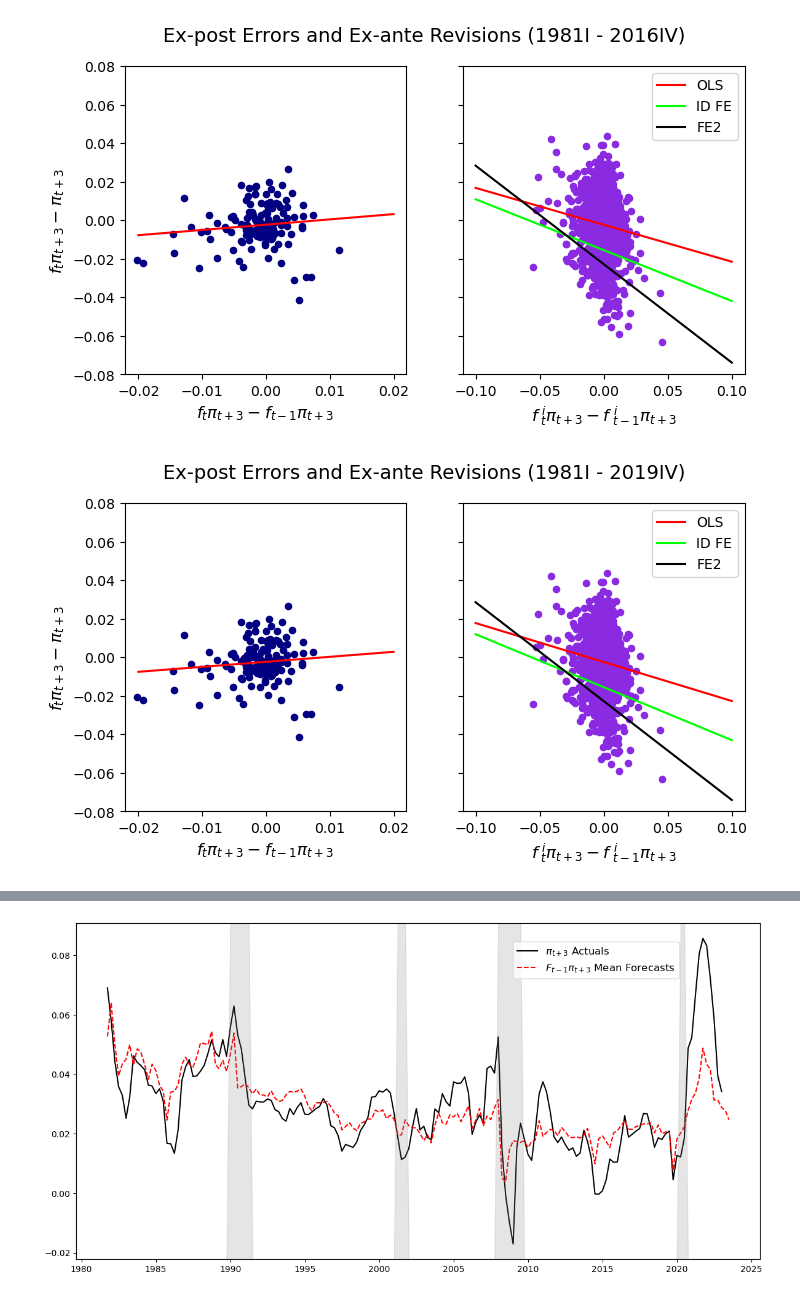
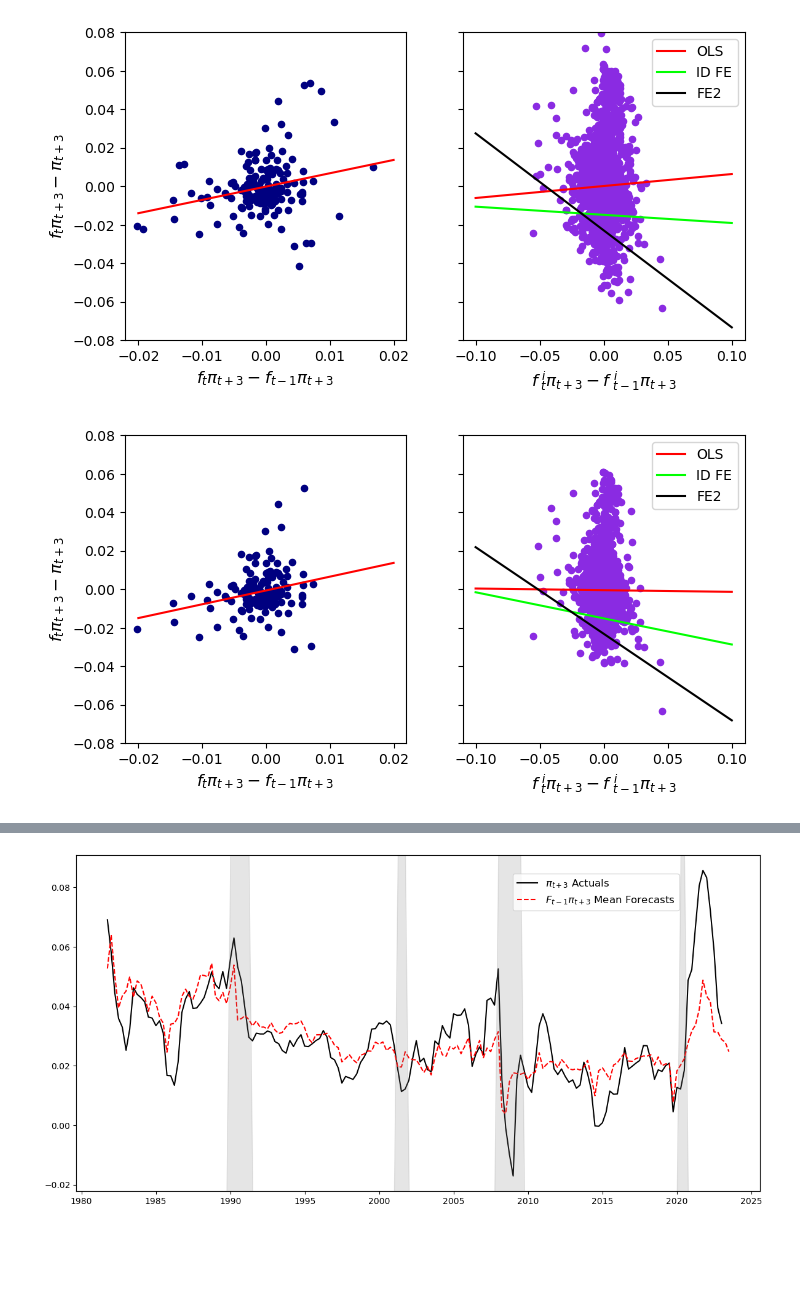
Before and after one commit to calvinmcelvain/expectation_replication, a Jupyter notebook: code/_004plots.ipynb, the cells around one changed output, grey strips where cells are left out. Saved outputs shown, nothing was run; the diff lists cells and outputs as text; code cells hidden in the pictures; blank space fills up the shorter version.

```diff
--- a/code/_004plots.ipynb
+++ b/code/_004plots.ipynb
@@ -35,7 +30,6 @@ def rev_errs(date, regs):
     ind_spf_trim = ind_spf_trim.loc[(ind_spf_trim['DATE'] >= '1981-09-30') & (ind_spf_trim['DATE'] <= f'{date}')]
 
     fig, (axm, axi) = plt.subplots(nrows=1, sharey=True, ncols=2, figsize=(8, 4))
-    fig.suptitle(f'Ex-post Errors and Ex-ante Revisions (1981I - {str(date)[0:4]}IV)', fontsize=14)
     plt.ylim(-0.08, 0.08)
 
     xm = mean_spf_trim['r_t3'][1:]
@@ -64,7 +58,7 @@ def rev_errs(date, regs):
     axi.legend()
 
     plt.show()
-    fig.savefig(f'output/figures/rev_errors/re_scat_{str(date)[0:4]}.png', dpi=200)
+    fig.savefig(f'output/rev_errors/re_scat_{str(date)[0:4]}.png', bbox_inches='tight', dpi=200)
 
 
 def rev_errs_nr(date, regs):
@@ -74,85 +68,42 @@ def rev_errs_nr(date, regs):
     ind_spf_trim_nr = ind_spf_trim_nr.loc[(ind_spf_trim_nr['DATE'] >= '1981-09-30') & (ind_spf_trim_nr['DATE'] <= f'{date}')]
 
     fig, (axm, axi) = plt.subplots(nrows=1, sharey=True, ncols=2, figsize=(8, 4))
-    fig.suptitle(f'Ex-post Errors and Ex-ante Revisions (No Recessions) (1981I - {str(date)[0:4]}IV)', fontsize=14)
     plt.ylim(-0.08, 0.08)
 
     xm = mean_spf_trim_nr['r_t3'][1:]
     ym = mean_spf_trim_nr['e_t3'][1:]
 
     axm.scatter(xm, ym, c='navy', alpha=1, s=20)
     model_m = regs[0][3].params[0] + regs[0][3].params[1] * np.linspace(-0.02, 0.02)
     axm.plot(np.linspace(-0.02, 0.02),  model_m, color='red', lw=1.5)
 
     axm.set_xlabel(r'$f_{t}\pi_{t+3} - f_{t-1}\pi_{t+3}$', fontsize=12)
     axm.set_ylabel(r'$f_{t}\pi_{t+3}-\pi_{t+3}$', fontsize=12)
 
     ### Individual ###
     xi = ind_spf_trim_nr['r_t3']
     yi = ind_spf_trim_nr['e_t3']
     model_p = regs[1][3].params[0] + regs[1][3].params[1] * np.linspace(-0.1, 0.1)
     model_fe = regs[2][3].params[0] + regs[2][3].params[1] * np.linspace(-0.1, 0.1)
     model_fe2 = regs[3][3].params[0] + regs[3][3].params[1] * np.linspace(-0.1, 0.1)
 
     axi.scatter(xi, yi, c='blueviolet', alpha=1, s=20)
     axi.plot(np.linspace(-0.1, 0.1), model_p, label='OLS', color='red', lw=1.5)
     axi.plot(np.linspace(-0.1, 0.1), model_fe, label='ID FE', color='lime', lw=1.5)
     axi.plot(np.linspace(-0.1, 0.1), model_fe2, label='FE2', color='black', lw=1.5)
 
     axi.set_xlabel(r'$f^{\ i}_{\ t}\pi_{t+3} - f^{\ i}_{\ t-1}\pi_{t+3}$', fontsize=12)
     axi.legend()
 
     plt.show()
-    fig.savefig(f'output/figures/rev_errors/re_scat_{str(date)[0:4]}_nr.png', dpi=200)
+    fig.savefig(f'output/rev_errors/re_scat_{str(date)[0:4]}_nr.png', bbox_inches='tight', dpi=200)
 
 
-def rev_errs22(date, regs):
-    mean_spf_trim22 = pd.read_csv('cleaned_data/mean_spf_trim22.csv')
-    ind_spf_trim22 = pd.read_csv('cleaned_data/ind_spf_trim22.csv')
-    mean_spf_trim22 = mean_spf_trim22.loc[(mean_spf_trim22['DATE'] >= '1981-09-30') & (mean_spf_trim22['DATE'] <= f'{date}')]
-    ind_spf_trim22 = ind_spf_trim22.loc[(ind_spf_trim22['DATE'] >= '1981-09-30') & (ind_spf_trim22['DATE'] <= f'{date}')]
+rev_errs('2022-12-31', regs_2022)
+rev_errs_nr('2022-12-31', regs_2022_nr)
 
-    fig, (axm, axi) = plt.subplots(nrows=1, sharey=True, ncols=2, figsize=(8, 4))
-    fig.suptitle(r'Ex-post Errors and Ex-ante Revisions (1981I -2022IV$^*$)', fontsize=14)
-    plt.ylim(-0.08, 0.08)
-
-    xm = mean_spf_trim22['r_t3'][1:]
-    ym = mean_spf_trim22['e_t3'][1:]
-
-    axm.scatter(xm, ym, c='navy', alpha=1, s=20)
-    model_m = regs[0][3].params[0] + regs[0][3].params[1] * np.linspace(-0.02, 0.02)
-    axm.plot(np.linspace(-0.02, 0.02),  model_m, color='red', lw=1.5)
-
-    axm.set_xlabel(r'$f_{t}\pi_{t+3} - f_{t-1}\pi_{t+3}$', fontsize=12)
-    axm.set_ylabel(r'$f_{t}\pi_{t+3}-\pi_{t+3}$', fontsize=12)
-
-    ### Individual ###
-    xi = ind_spf_trim22['r_t3']
-    yi = ind_spf_trim22['e_t3']
-    model_p = regs[1][3].params[0] + regs[1][3].params[1] * np.linspace(-0.1, 0.1)
-    model_fe = regs[2][3].params[0] + regs[2][3].params[1] * np.linspace(-0.1, 0.1)
-    model_fe2 = regs[3][3].params[0] + regs[3][3].params[1] * np.linspace(-0.1, 0.1)
-
-    axi.scatter(xi, yi, c='blueviolet', alpha=1, s=20)
-    axi.plot(np.linspace(-0.1, 0.1), model_p, label='OLS', color='red', lw=1.5)
-    axi.plot(np.linspace(-0.1, 0.1), model_fe, label='ID FE', color='lime', lw=1.5)
-    axi.plot(np.linspace(-0.1, 0.1), model_fe2, label='FE2', color='black', lw=1.5)
-
-    axi.set_xlabel(r'$f^{\ i}_{\ t}\pi_{t+3} - f^{\ i}_{\ t-1}\pi_{t+3}$', fontsize=12)
-    axi.legend()
-
-    plt.show()
-    fig.savefig(f'output/figures/rev_errors/re_scat_2022_ncovid.png', dpi=200)
-
-
-
-rev_errs('2016-12-31', regs_2016)
-rev_errs('2019-12-31', regs_2019)
-rev_errs('2022-12-31', regs_2022)
-rev_errs_nr('2016-12-31', regs_2016_nr)
-rev_errs_nr('2019-12-31', regs_2019_nr)
-rev_errs_nr('2022-12-31', regs_2022_nr)
-rev_errs22('2022-12-31', regs_2022n)
+rev_errs('2020-06-30', regs_2020)
+rev_errs_nr('2020-06-30', regs_2020_nr)
 # %% [output]
-[figure, old version]
+[figure, new version]
-[figure, old version]
+[figure, new version]
```
Also changed, not shown: parts of 6 cells of this notebook, 48 other files.
